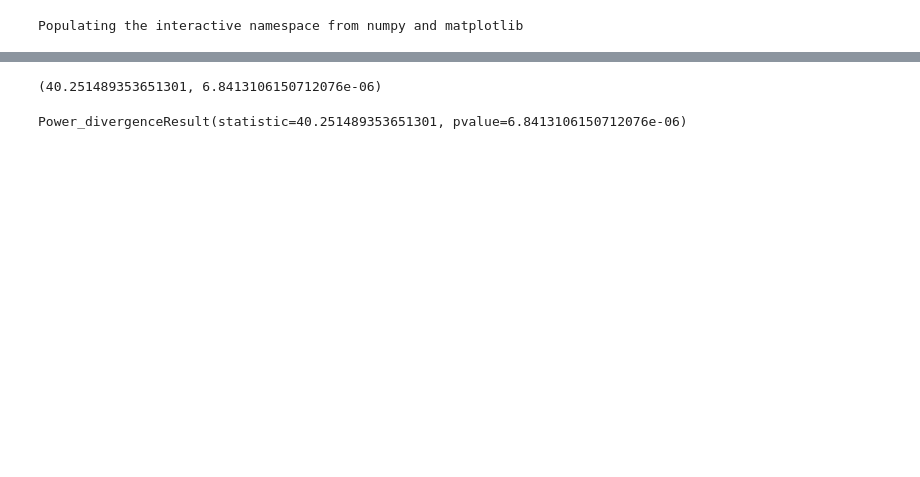
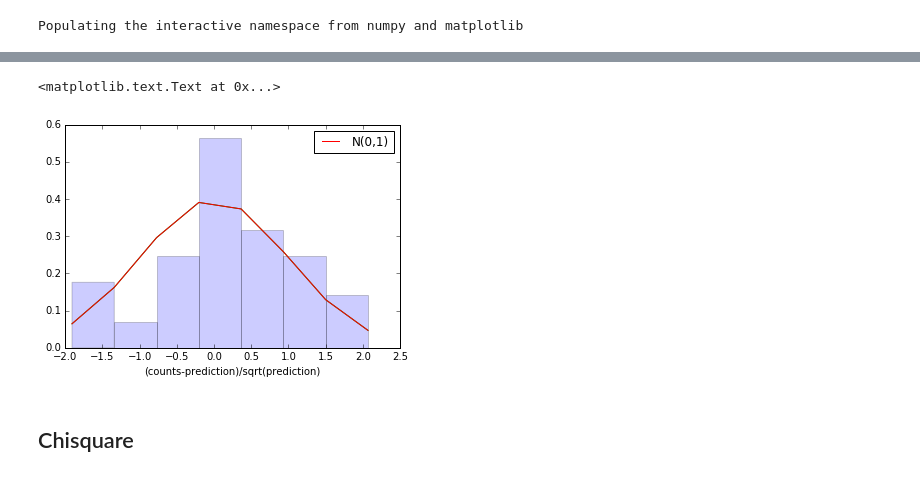
Before and after one commit to cranmer/intro-exp-phys-II, a Jupyter notebook: chi-square-of-distribution.ipynb, the cells around one changed output, grey strips where cells are left out. Saved outputs shown, nothing was run; the diff lists cells and outputs as text; code cells hidden in the pictures; blank space fills up the shorter version.

```diff
--- a/chi-square-of-distribution.ipynb
+++ b/chi-square-of-distribution.ipynb
@@ -72,13 +100,17 @@ np.sum((counts-prediction)**2/prediction)
+# %%
+# make a quick plot of (counts-prediction)/sqrt(prediction)
+# it should look like N(0,1) for chi-square formula to be appropriate
+temp = plt.hist((counts-prediction)/np.sqrt(prediction), bins=7, normed=True, alpha=0.2)
+plt.plot(temp[1], norm.pdf(temp[1]))
+plt.plot(temp[1], norm.pdf(temp[1]), label='N(0,1)')
+plt.legend()
+plt.xlabel('(counts-prediction)/sqrt(prediction)')
+# %% [output]
+<matplotlib.text.Text at 0x...>
+[figure, added]
+# %% [markdown]
+## Chisquare
 # %%
 from scipy.stats import chisquare
-# %%
-chisq_obs, pvalue = chisquare(counts, prediction)
-chisq_obs, pvalue
-# %% [output]
-(40.251489353651301, 6.8413106150712076e-06)
-# %%
-chisquare(counts, prediction)
-# %% [output]
-Power_divergenceResult(statistic=40.251489353651301, pvalue=6.8413106150712076e-06)
 # %%
 from scipy.stats import chi2
```
Also changed, not shown: parts of 38 cells of this notebook, 4 other files.
